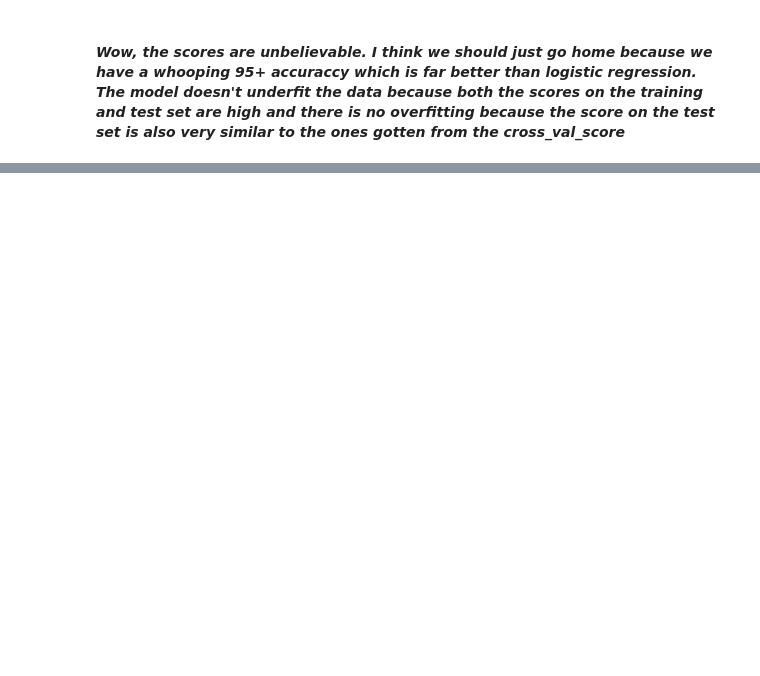
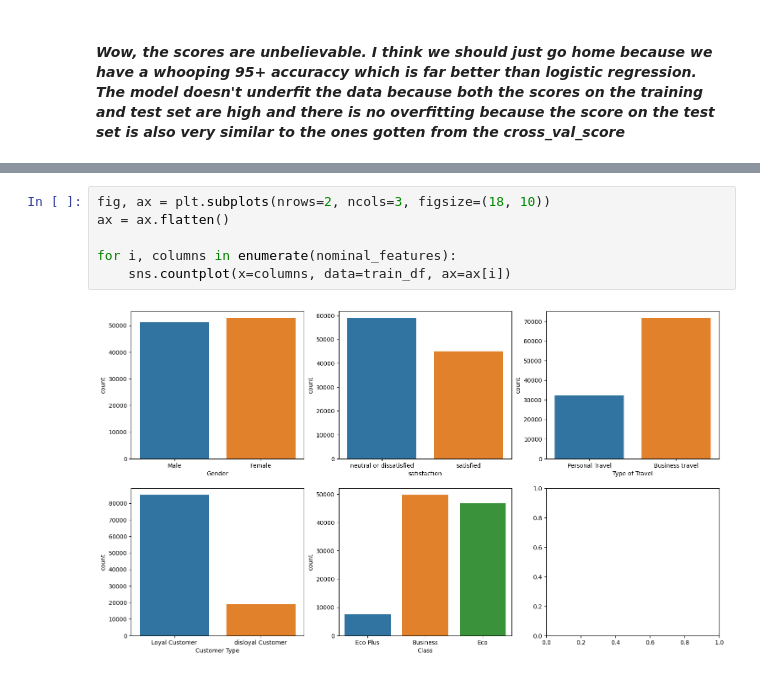
Before and after one commit to adebola-duf/Airline-Passenger-Satisfaction, a Jupyter notebook: main.ipynb, the cells around one changed output, grey strips where cells are left out. Drawn from its saved outputs; the diff is of its cells as text; blank space fills up the shorter version.

```diff
--- a/main.ipynb
+++ b/main.ipynb
@@ -341,0 +633,8 @@ LogisticRegression MSE on test set: 0.04133583561907512
+# %%
+fig, ax = plt.subplots(nrows=2, ncols=3, figsize=(18, 10))
+ax = ax.flatten()
+
+for i, columns in enumerate(nominal_features):
+    sns.countplot(x=columns, data=train_df, ax=ax[i])
+# %% [output]
+[figure, added]
```
Also changed, not shown: parts of 128 cells of this notebook.
